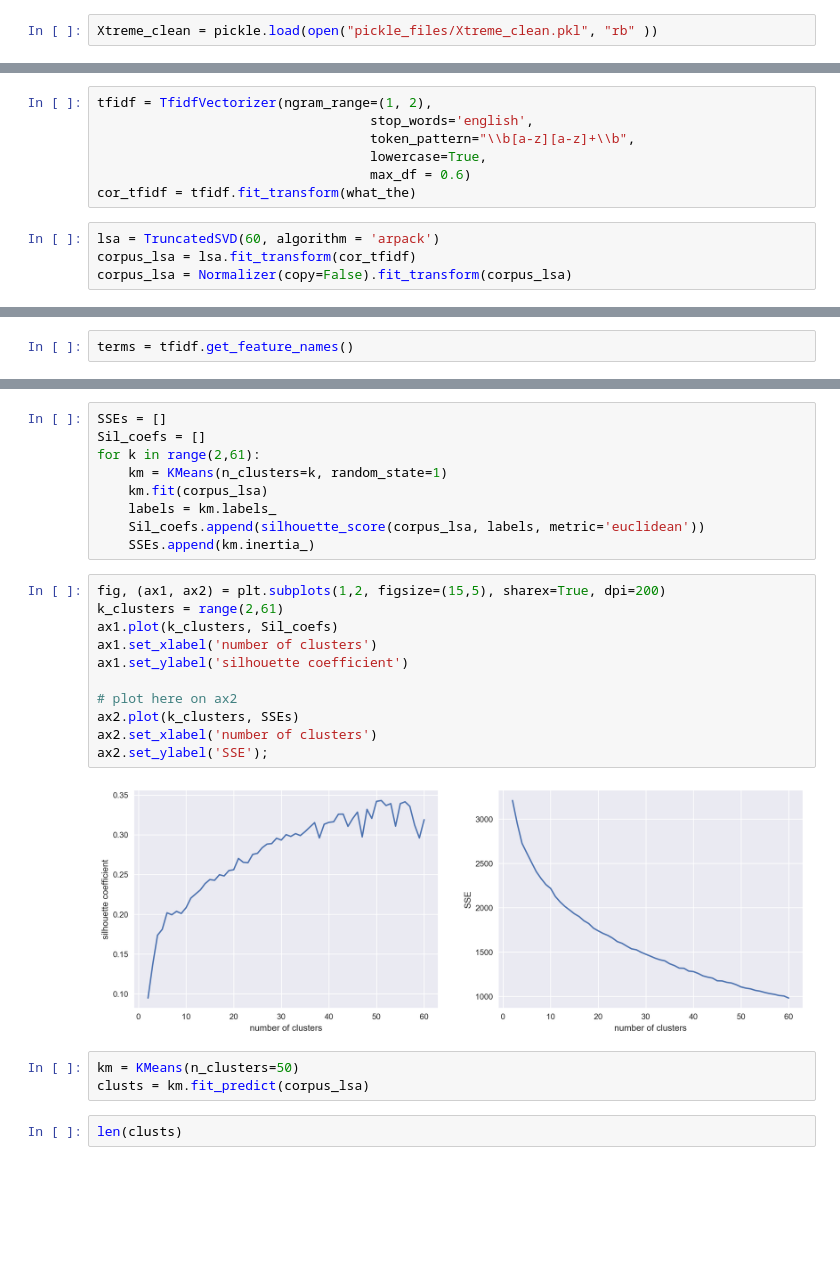
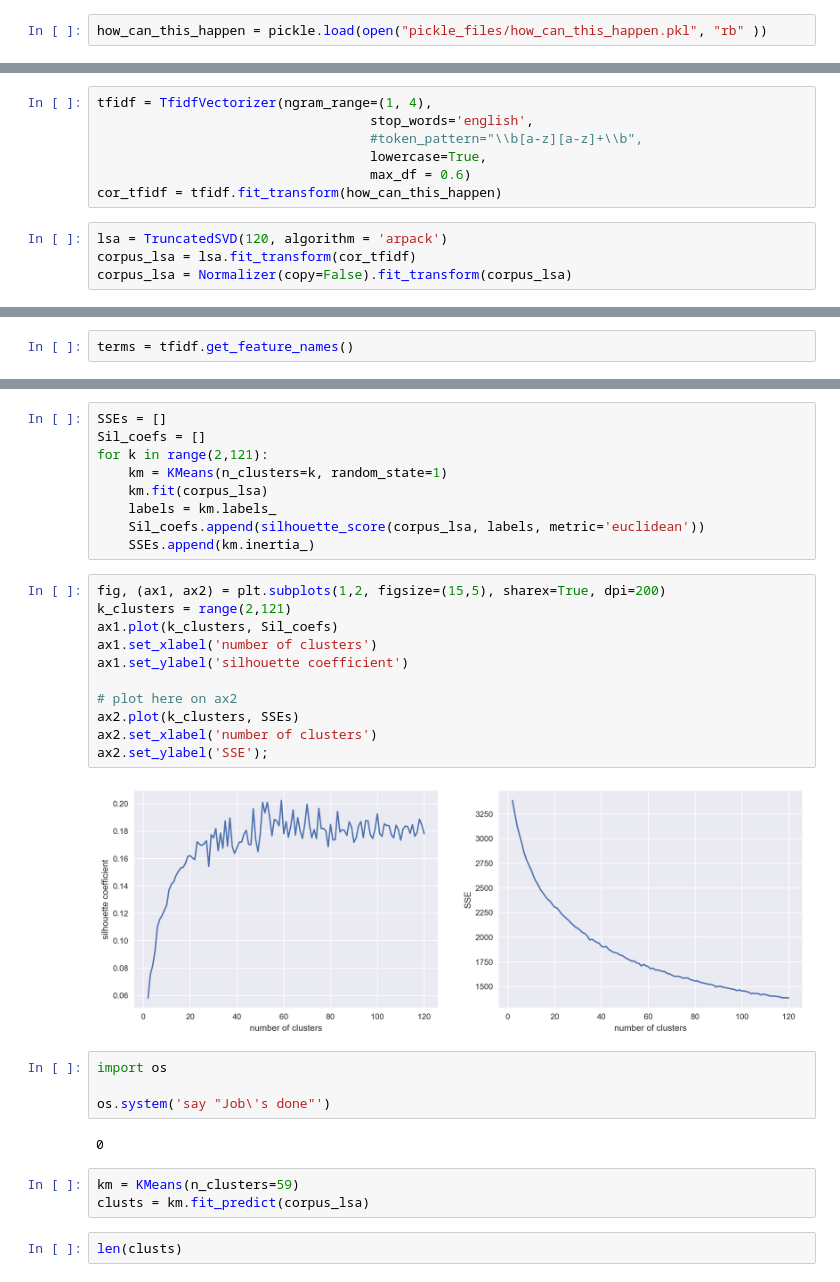
Before and after one commit to Zingo3245/Predicting_the_Source_of_News_Articles, a Jupyter notebook: Fit_LSA.ipynb, the cells around one changed output, grey strips where cells are left out. Saved outputs shown, nothing was run; the diff lists cells and outputs as text; blank space fills up the shorter version.

```diff
--- a/Fit_LSA.ipynb
+++ b/Fit_LSA.ipynb
@@ -31,2 +36,2 @@ nouns_verbs_adjs = pickle.load(open("pickle_files/nouns_verbs_adjs.pkl", "rb" ))
 # %%
-Xtreme_clean = pickle.load(open("pickle_files/Xtreme_clean.pkl", "rb" ))
+how_can_this_happen = pickle.load(open("pickle_files/how_can_this_happen.pkl", "rb" ))
@@ -55,12 +58,12 @@ cv_fit_tran = count_vectorizer2.fit_transform(corpus)
 # %%
-tfidf = TfidfVectorizer(ngram_range=(1, 2),
+tfidf = TfidfVectorizer(ngram_range=(1, 4),
                                    stop_words='english',
-                                   token_pattern="\\b[a-z][a-z]+\\b",
+                                   #token_pattern="\\b[a-z][a-z]+\\b",
                                    lowercase=True,
                                    max_df = 0.6)
-cor_tfidf = tfidf.fit_transform(what_the)
+cor_tfidf = tfidf.fit_transform(how_can_this_happen)
 # %%
-lsa = TruncatedSVD(60, algorithm = 'arpack')
+lsa = TruncatedSVD(120, algorithm = 'arpack')
 corpus_lsa = lsa.fit_transform(cor_tfidf)
 corpus_lsa = Normalizer(copy=False).fit_transform(corpus_lsa)
 # %%
@@ -102,7 +108,7 @@ os.system('say "Your move.....Commander"')
 # %%
 SSEs = []
 Sil_coefs = []
-for k in range(2,61):
+for k in range(2,121):
     km = KMeans(n_clusters=k, random_state=1)
     km.fit(corpus_lsa)
     labels = km.labels_
@@ -110,19 +116,25 @@ for k in range(2,61):
     SSEs.append(km.inertia_)
 # %%
 fig, (ax1, ax2) = plt.subplots(1,2, figsize=(15,5), sharex=True, dpi=200)
-k_clusters = range(2,61)
+k_clusters = range(2,121)
 ax1.plot(k_clusters, Sil_coefs)
 ax1.set_xlabel('number of clusters')
 ax1.set_ylabel('silhouette coefficient')
 
 # plot here on ax2
 ax2.plot(k_clusters, SSEs)
 ax2.set_xlabel('number of clusters')
 ax2.set_ylabel('SSE');
 # %% [output]
-[figure, old version]
+[figure, new version]
+# %%
+import os
+
+os.system('say "Job\'s done"')
+# %% [output]
+0
 # %%
-km = KMeans(n_clusters=50)
+km = KMeans(n_clusters=59)
 clusts = km.fit_predict(corpus_lsa)
 # %%
 len(clusts)
```
Also changed, not shown: parts of 42 cells of this notebook, 2 other files.
